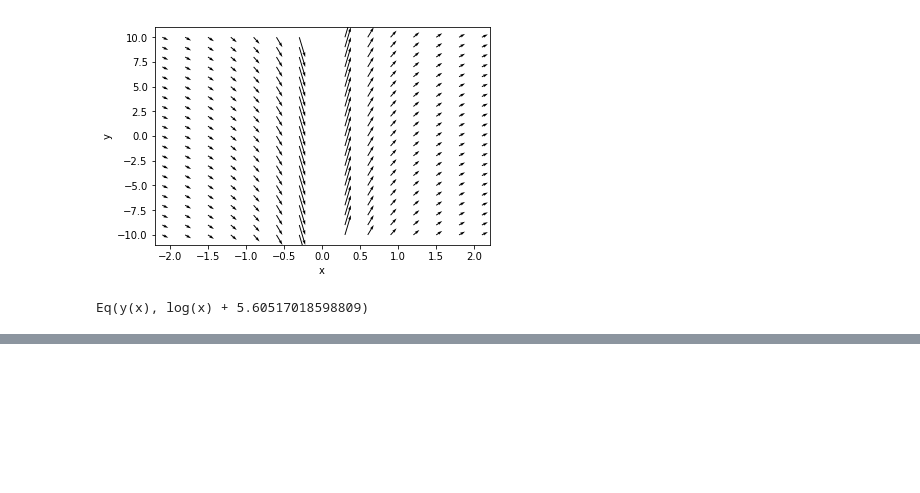
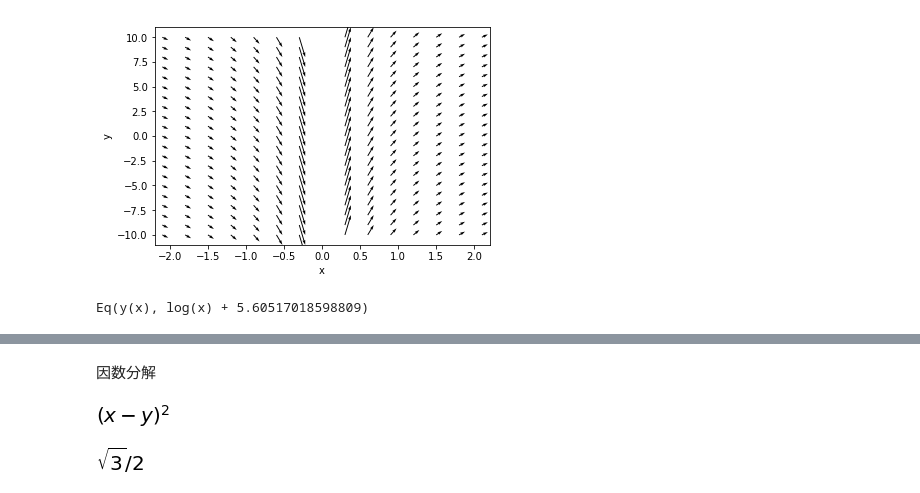
Before and after one commit to date333cs/Start_Python, a Jupyter notebook: ode101.ipynb, the cells around one changed output, grey strips where cells are left out. Cells and saved outputs as stored; diff of their text form; code cells hidden in the pictures; blank space fills up the shorter version.

```diff
--- a/ode101.ipynb
+++ b/ode101.ipynb
@@ -150,0 +161,10 @@ Eq(y(x), log(x) + 5.60517018598809)
+# %% [markdown]
+因数分解
+# %%
+factor ( x**2 - 2*x*y  + y**2)
+# %% [output]
+[figure, added]
+# %%
+sin(60*pi/180)
+# %% [output]
+[figure, added]
```
Also changed, not shown: parts of 9 cells of this notebook.
